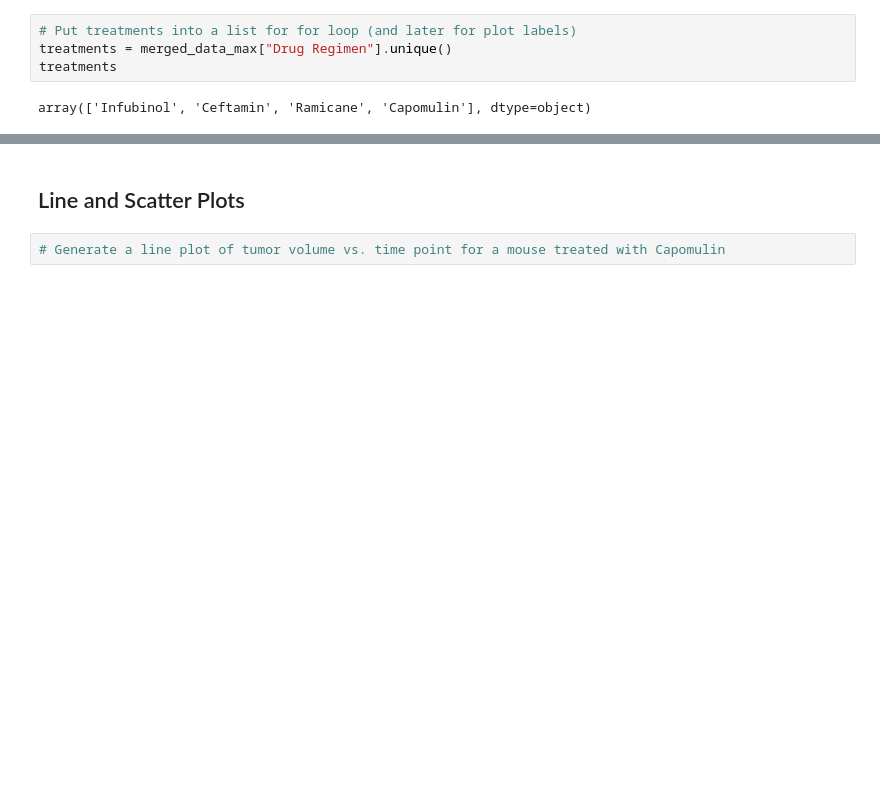
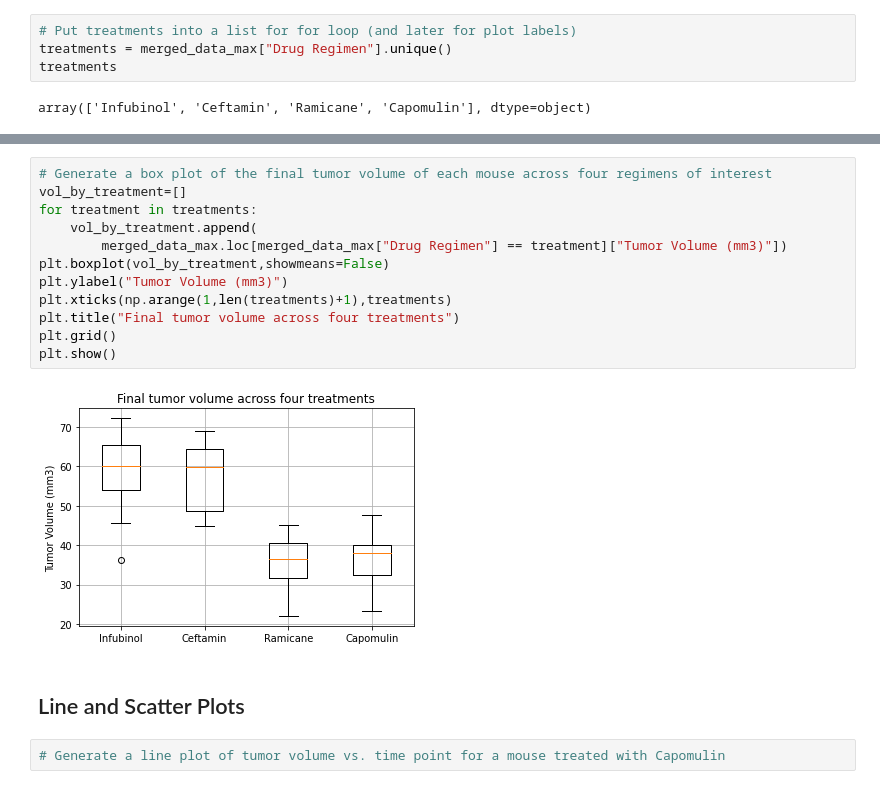
Before and after one commit to dianaagustinaf/matplotlib-challenge, a Jupyter notebook: pymaceuticals_analysis.ipynb, the cells around one changed output, grey strips where cells are left out. Drawn from its saved outputs; the diff is of its cells as text; blank space fills up the shorter version.

Commit message:
analysis and boxplot

```diff
--- a/pymaceuticals_analysis.ipynb
+++ b/pymaceuticals_analysis.ipynb
@@ -357,3 +389,17 @@ array(['Infubinol', 'Ceftamin', 'Ramicane', 'Capomulin'], dtype=object)
+# %%
+# Generate a box plot of the final tumor volume of each mouse across four regimens of interest
+vol_by_treatment=[]
+for treatment in treatments:
+    vol_by_treatment.append(
+        merged_data_max.loc[merged_data_max["Drug Regimen"] == treatment]["Tumor Volume (mm3)"])
+plt.boxplot(vol_by_treatment,showmeans=False)
+plt.ylabel("Tumor Volume (mm3)")
+plt.xticks(np.arange(1,len(treatments)+1),treatments)
+plt.title("Final tumor volume across four treatments")
+plt.grid()
+plt.show()
+# %% [output]
+[figure, added]
 # %% [markdown]
 ## Line and Scatter Plots
 # %%
```
Also changed, not shown: parts of 5 cells of this notebook.
